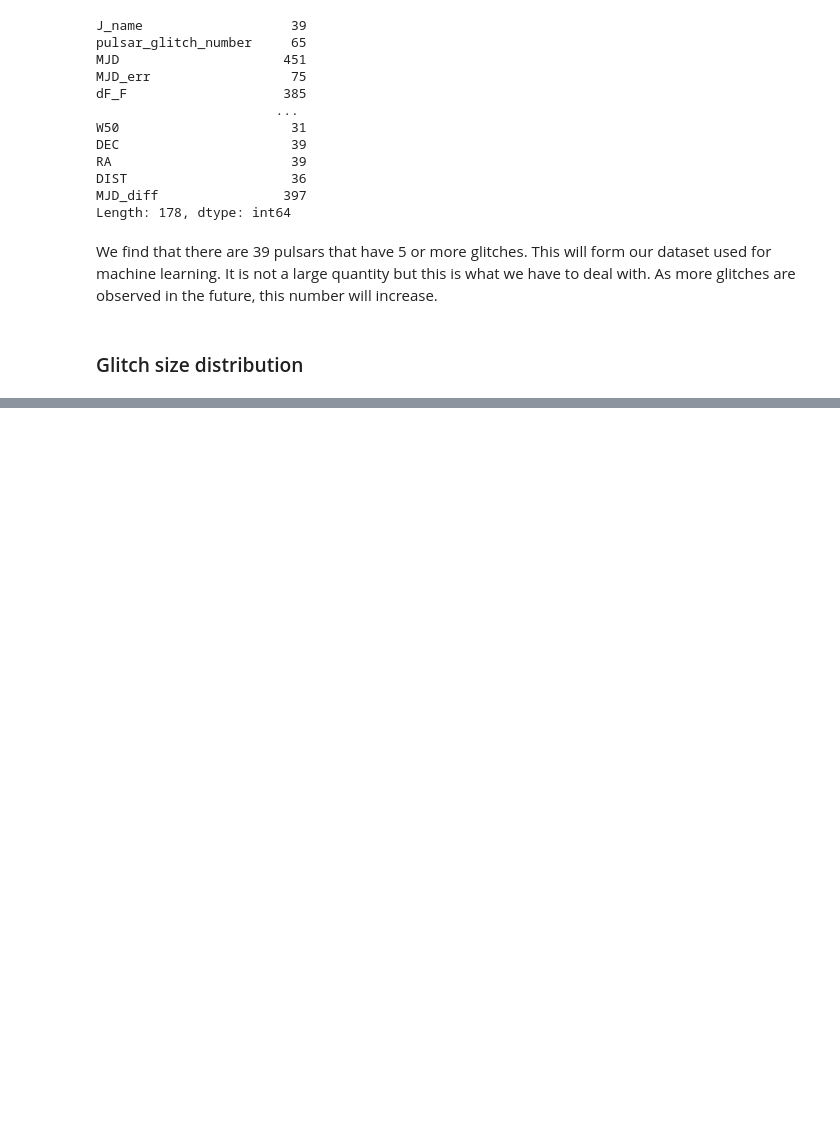
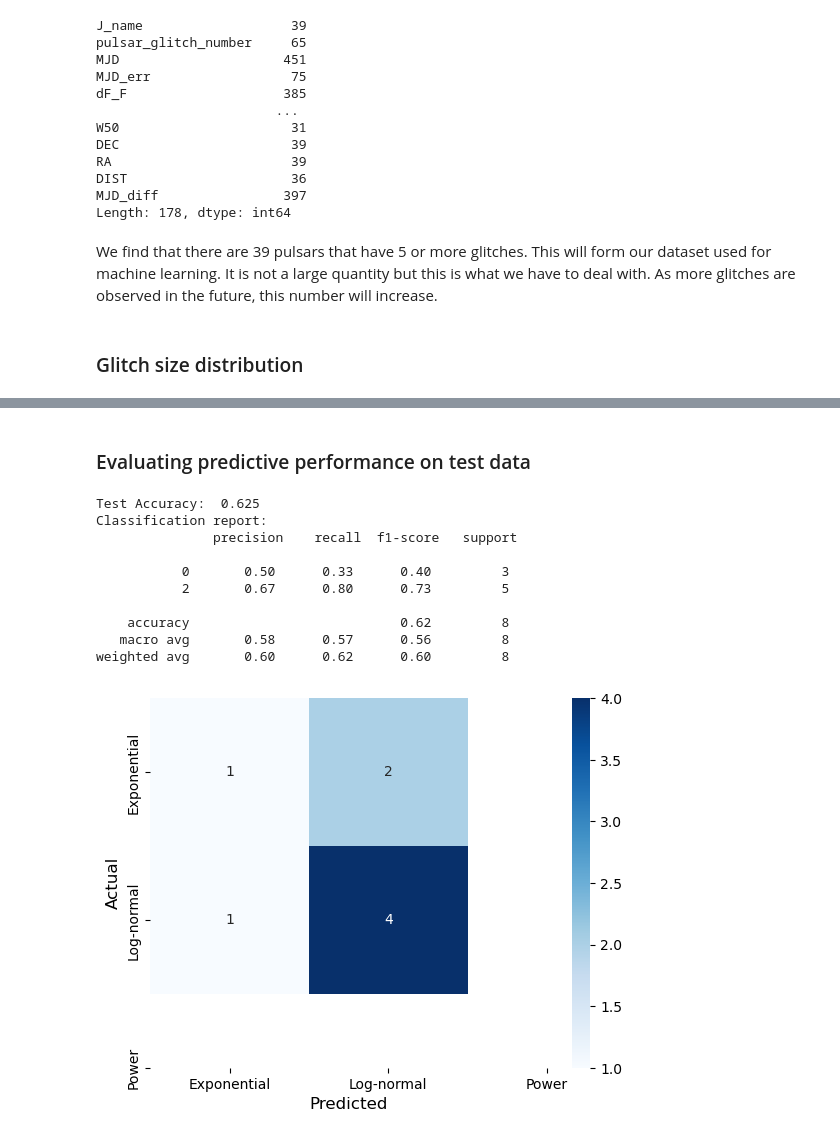
Before and after one commit to garvinyim/glitch_tools, a Jupyter notebook: analysis.ipynb, the cells around one changed output, grey strips where cells are left out. Cells and saved outputs as stored; diff of their text form; code cells hidden in the pictures; blank space fills up the shorter version.

```diff
--- a/analysis.ipynb
+++ b/analysis.ipynb
@@ -1498,0 +1693,28 @@ df_pulsars['glitch_dist'] = df_pulsars['J_name'].map(best_dist_for_pulsar)
+# %% [markdown]
+### Evaluating predictive performance on test data
+# %%
+# Using best_model to see how good predicting test data is
+y_test_pred = best_model.predict(X_test)
+
+# Some statistics to tell us the goodness-of-fit (e.g. accuracy, precision, recall, F1 score)
+print('Test Accuracy: ', accuracy_score(y_test, y_test_pred))
+print('Classification report: \n', classification_report(y_test, y_test_pred))
+
+# Confusion matrix
+conf_matrix_test = confusion_matrix(y_test, y_test_pred)
+fig, ax = plt.subplots(1, 1)
+sns.heatmap(conf_matrix_test, annot = True, cmap = 'Blues', fmt = 'd', ax = ax, xticklabels = le.classes_, yticklabels = le.classes_)
+ax.set_xlabel('Predicted', size = 12);
+ax.set_ylabel('Actual', size = 12);
+# %% [output]
+Test Accuracy:  0.625
+Classification report:
+               precision    recall  f1-score   support
+
+           0       0.50      0.33      0.40         3
+           2       0.67      0.80      0.73         5
+
+    accuracy                           0.62         8
+   macro avg       0.58      0.57      0.56         8
+weighted avg       0.60      0.62      0.60         8
+[figure, added]
```
Also changed, not shown: parts of 54 cells of this notebook.
